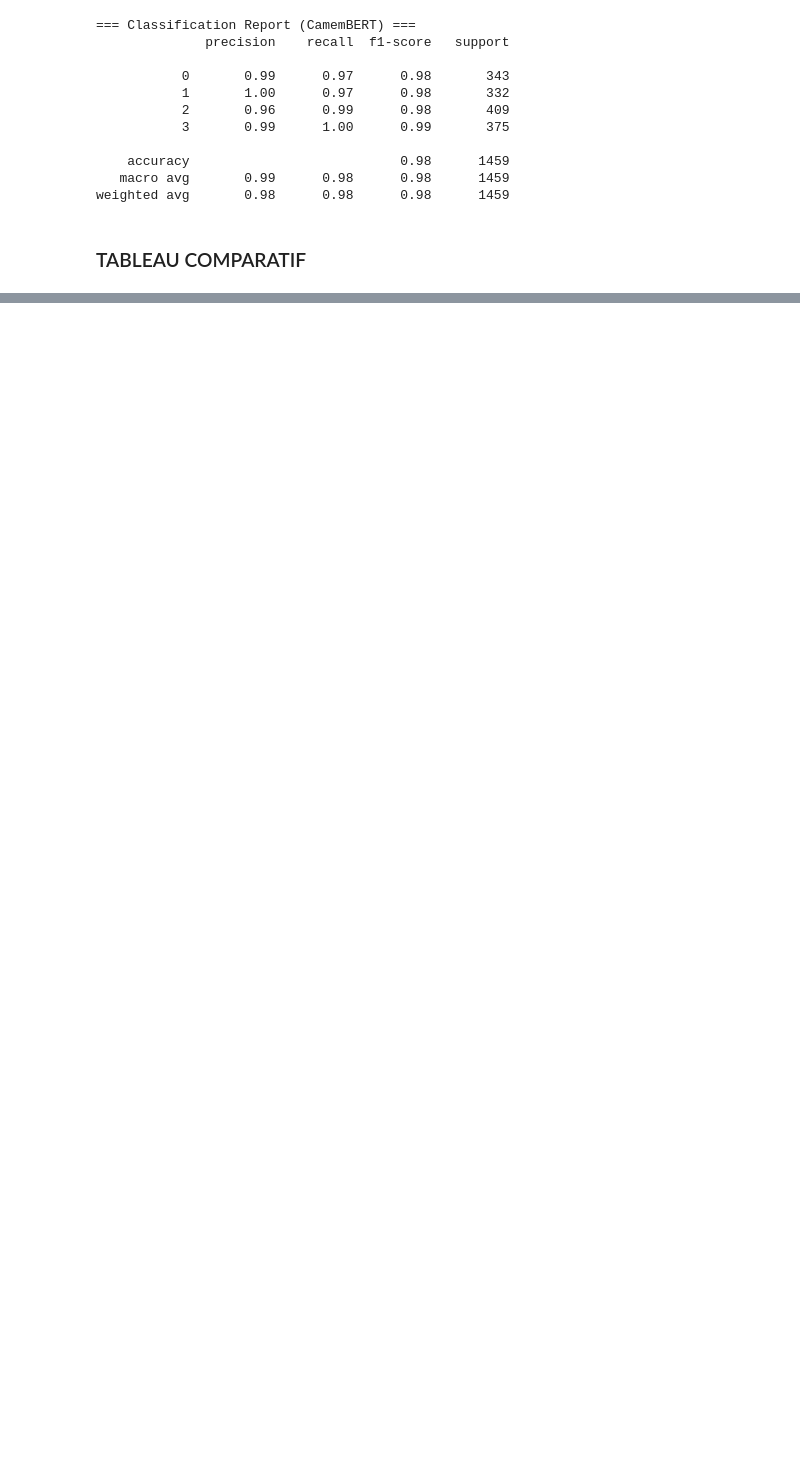
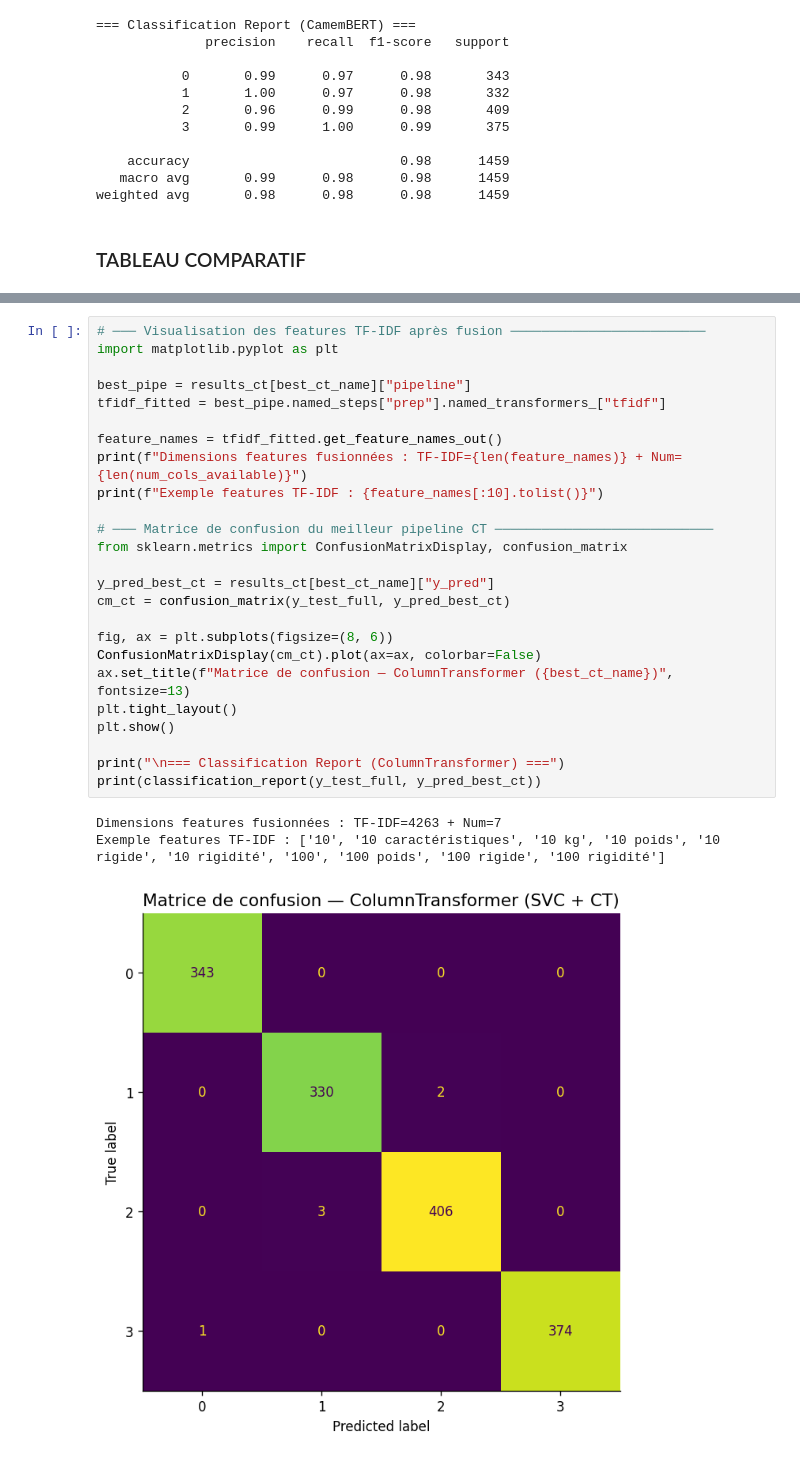
Before and after one commit to baccarifarah/eco-smart-classifier, a Jupyter notebook: src/nlp/text_classification.ipynb, the cells around one changed output, grey strips where cells are left out. Cells and saved outputs as stored; diff of their text form; blank space fills up the shorter version.

```diff
--- a/src/nlp/text_classification.ipynb
+++ b/src/nlp/text_classification.ipynb
@@ -684,0 +790,29 @@ Naive Bayes          0.9653  0.9619       NaN       NaN        NaN
+# %%
+# ─── Visualisation des features TF-IDF après fusion ─────────────────────────
+import matplotlib.pyplot as plt
+
+best_pipe = results_ct[best_ct_name]["pipeline"]
+tfidf_fitted = best_pipe.named_steps["prep"].named_transformers_["tfidf"]
+
+feature_names = tfidf_fitted.get_feature_names_out()
+print(f"Dimensions features fusionnées : TF-IDF={len(feature_names)} + Num={len(num_cols_available)}")
+print(f"Exemple features TF-IDF : {feature_names[:10].tolist()}")
+
+# ─── Matrice de confusion du meilleur pipeline CT ────────────────────────────
+from sklearn.metrics import ConfusionMatrixDisplay, confusion_matrix
+
+y_pred_best_ct = results_ct[best_ct_name]["y_pred"]
+cm_ct = confusion_matrix(y_test_full, y_pred_best_ct)
+
+fig, ax = plt.subplots(figsize=(8, 6))
+ConfusionMatrixDisplay(cm_ct).plot(ax=ax, colorbar=False)
+ax.set_title(f"Matrice de confusion — ColumnTransformer ({best_ct_name})", fontsize=13)
+plt.tight_layout()
+plt.show()
+
+print("\n=== Classification Report (ColumnTransformer) ===")
+print(classification_report(y_test_full, y_pred_best_ct))
+# %% [output]
+Dimensions features fusionnées : TF-IDF=4263 + Num=7
+Exemple features TF-IDF : ['10', '10 caractéristiques', '10 kg', '10 poids', '10 rigide', '10 rigidité', '100', '100 poids', '100 rigide', '100 rigidité']
+[figure, added]
```
Also changed, not shown: parts of 22 cells of this notebook, 2 other files.
